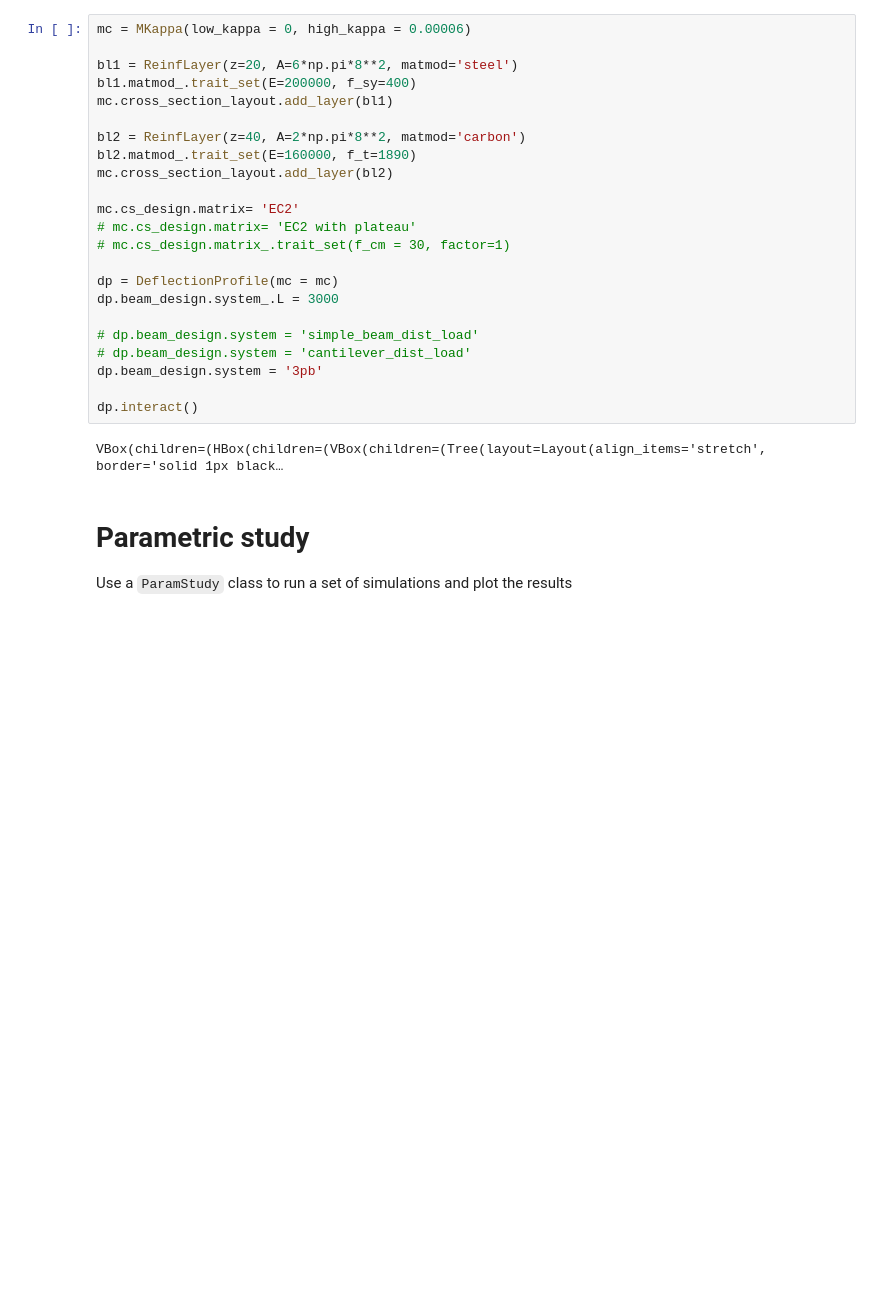
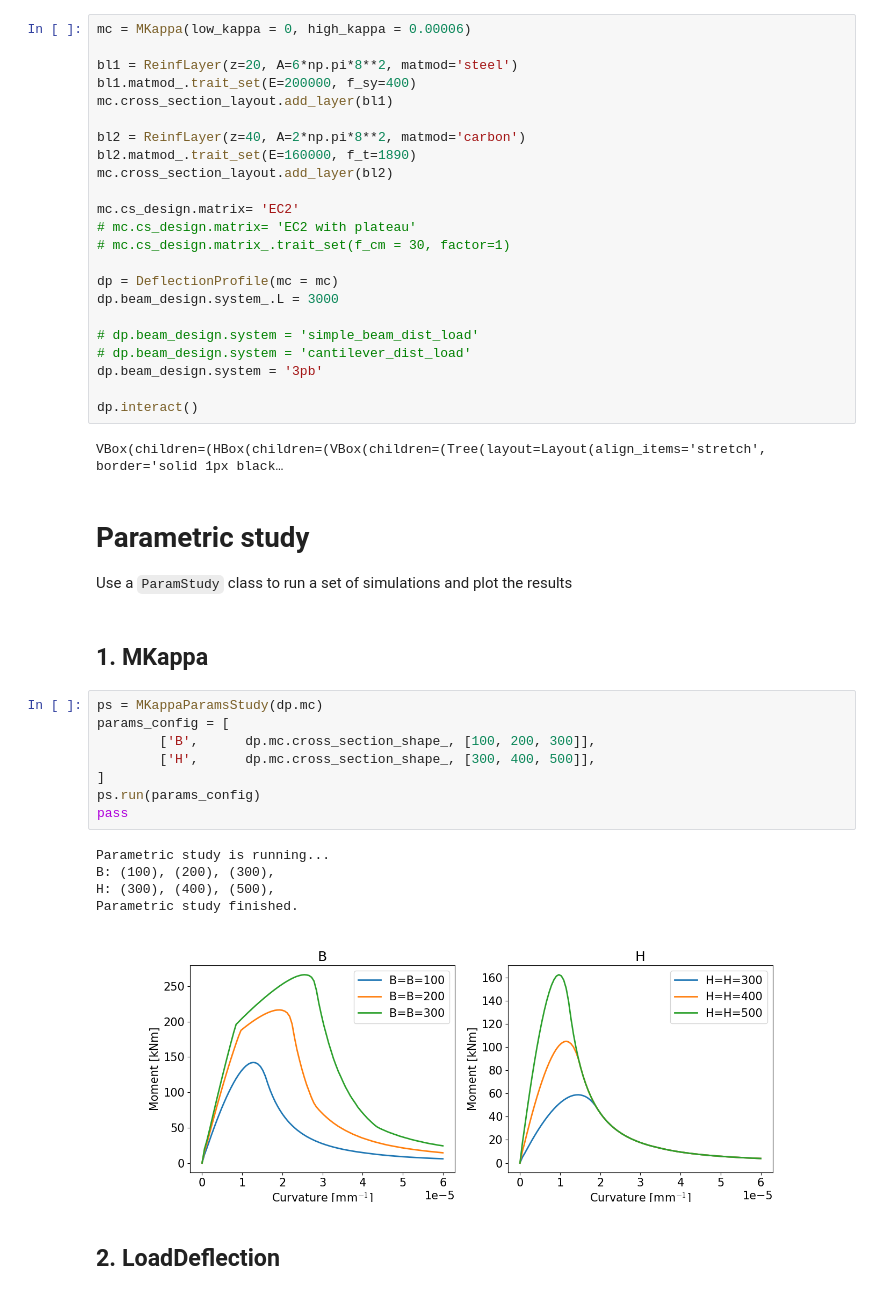
Before and after one commit to bmcs-group/bmcs_tutorial, a Jupyter notebook: tour8_rcbeam/8_3_rc_beam_deflection_pstudy.ipynb, the cells around one changed output. Cells and saved outputs as stored; diff of their text form; blank space fills up the shorter version.

Commit message:
Add MKappa ParamStudy

```diff
--- a/tour8_rcbeam/8_3_rc_beam_deflection_pstudy.ipynb
+++ b/tour8_rcbeam/8_3_rc_beam_deflection_pstudy.ipynb
@@ -65,6 +65,24 @@ VBox(children=(HBox(children=(VBox(children=(Tree(layout=Layout(align_items='str
 # **Parametric study**
 
 Use a `ParamStudy` class to run a set of simulations and plot the results
+# %% [markdown]
+## 1. MKappa
+# %%
+ps = MKappaParamsStudy(dp.mc)
+params_config = [
+        ['B',      dp.mc.cross_section_shape_, [100, 200, 300]],
+        ['H',      dp.mc.cross_section_shape_, [300, 400, 500]],
+]
+ps.run(params_config)
+pass
+# %% [output]
+Parametric study is running...
+B: (100), (200), (300),
+H: (300), (400), (500),
+Parametric study finished.
+[figure, added]
+# %% [markdown]
+## 2. LoadDeflection
 # %%
 ps = LoadDeflectionParamsStudy(dp)
 params_config = [
```
Also changed, not shown: parts of 2 cells of this notebook.
